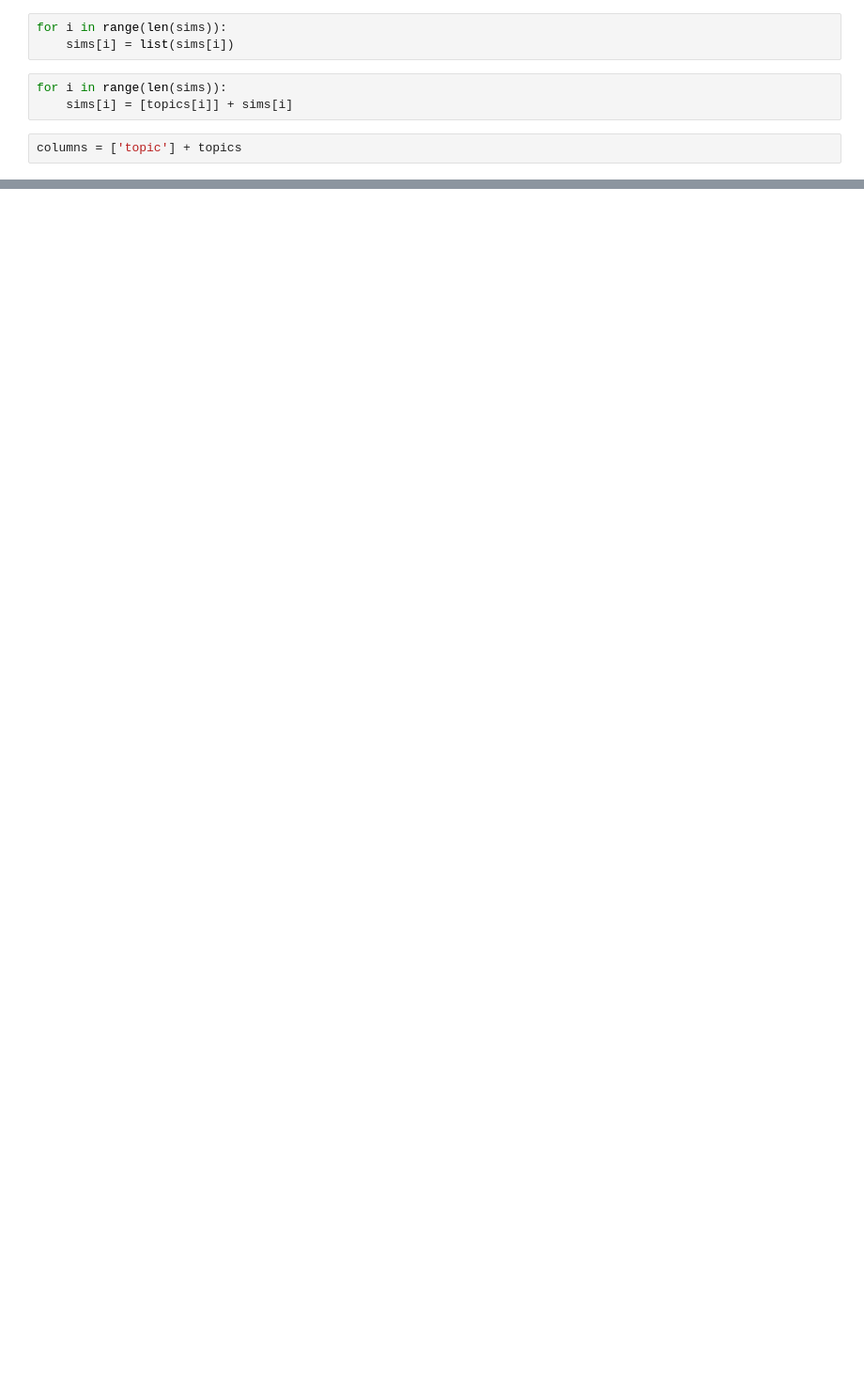
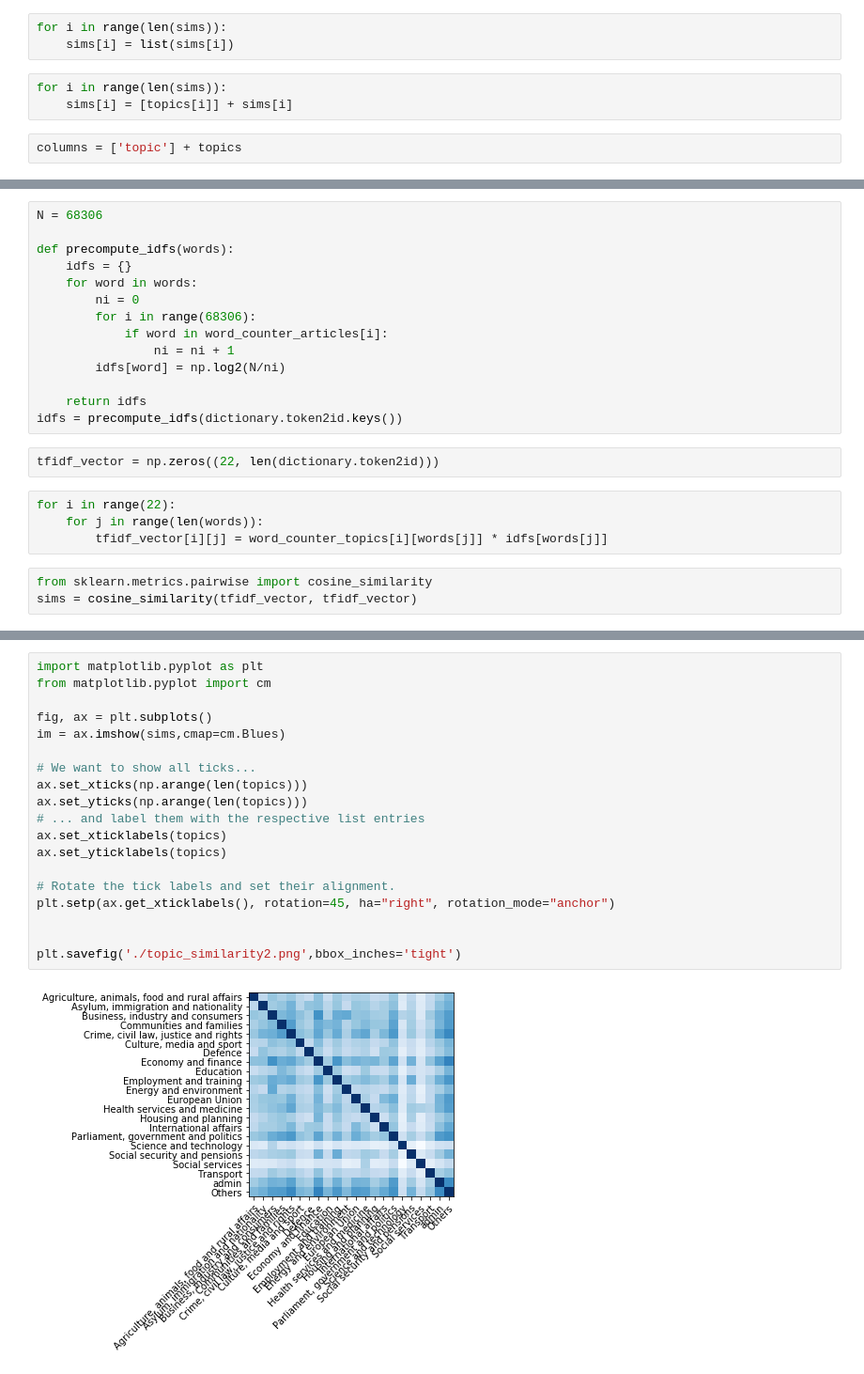
Before and after one commit to kaushik-rohit/news_analysis, a Jupyter notebook: news_analysis/topics/topics_similarity.ipynb, the cells around one changed output, grey strips where cells are left out. Shown at 94% size. Cells and saved outputs as stored; diff of their text form; blank space fills up the shorter version.

```diff
--- a/news_analysis/topics/topics_similarity.ipynb
+++ b/news_analysis/topics/topics_similarity.ipynb
@@ -168,0 +340,23 @@ df.to_csv('./similarities.csv')
+# %%
+N = 68306
+
+def precompute_idfs(words):
+    idfs = {}
+    for word in words:
+        ni = 0
+        for i in range(68306):
+            if word in word_counter_articles[i]:
+                ni = ni + 1
+        idfs[word] = np.log2(N/ni)
+
+    return idfs
+idfs = precompute_idfs(dictionary.token2id.keys())
+# %%
+tfidf_vector = np.zeros((22, len(dictionary.token2id)))
+# %%
+for i in range(22):
+    for j in range(len(words)):
+        tfidf_vector[i][j] = word_counter_topics[i][words[j]] * idfs[words[j]]
+# %%
+from sklearn.metrics.pairwise import cosine_similarity
+sims = cosine_similarity(tfidf_vector, tfidf_vector)
@@ -168,0 +371,21 @@ df.to_csv('./similarities.csv')
+# %%
+import matplotlib.pyplot as plt
+from matplotlib.pyplot import cm
+
+fig, ax = plt.subplots()
+im = ax.imshow(sims,cmap=cm.Blues)
+
+# We want to show all ticks...
+ax.set_xticks(np.arange(len(topics)))
+ax.set_yticks(np.arange(len(topics)))
+# ... and label them with the respective list entries
+ax.set_xticklabels(topics)
+ax.set_yticklabels(topics)
+
+# Rotate the tick labels and set their alignment.
+plt.setp(ax.get_xticklabels(), rotation=45, ha="right", rotation_mode="anchor")
+
+
+plt.savefig('./topic_similarity2.png',bbox_inches='tight')
+# %% [output]
+[figure, added]
```
Also changed, not shown: parts of 34 cells of this notebook.
